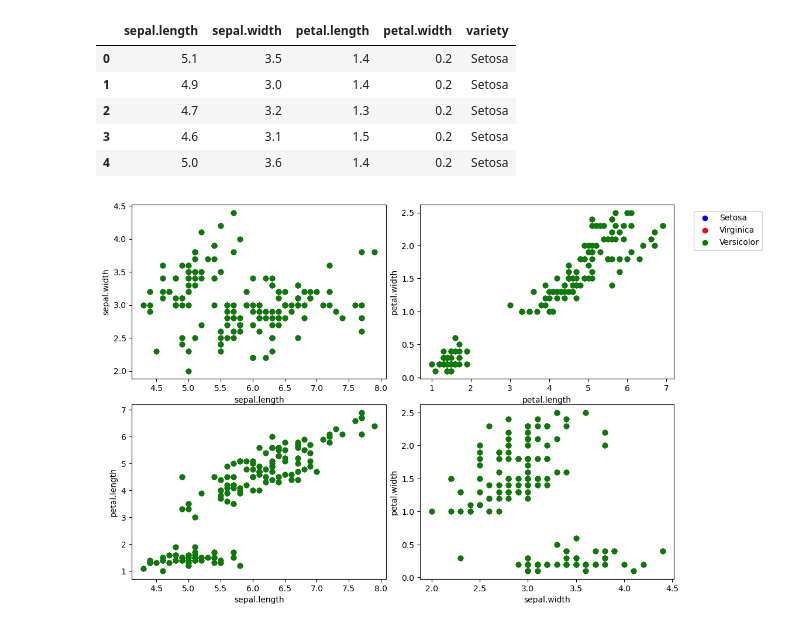
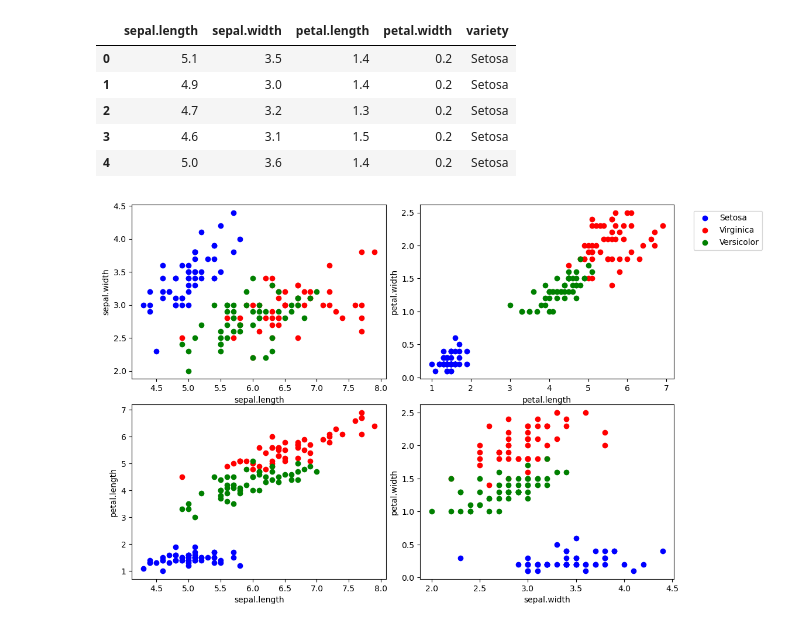
Before and after one commit to weiyuwang2021/LearnML, a Jupyter notebook: ann/ann.ipynb, the cells around one changed output. Drawn from its saved outputs; the diff is of its cells as text; code cells hidden in the pictures.

Commit message:
fix the plot color

```diff
--- a/ann/ann.ipynb
+++ b/ann/ann.ipynb
@@ -17,22 +17,22 @@ df.head()
 # %%
 fig, axes = plt.subplots(nrows=2, ncols=2, figsize=(10, 7))
 fig.tight_layout()
 
 plots = [(0, 1), (2, 3), (0, 2), (1, 3)]
-colors = ['b' if v=='Setosa' else ('r' if v=='Virginica' else 'g') for v in df['variety']]
+colors = ['b', 'r', 'g']
 labels = ['Setosa', 'Virginica', 'Versicolor']
 
 for i, ax in enumerate(axes.flat):
     for k in range(3):
         x = df.columns[plots[i][0]]
         y = df.columns[plots[i][1]]
-        ax.scatter(df[x], df[y], color='b', label=df['variety'])
+        ax.scatter(df[df['variety']==labels[k]][x], df[df['variety']==labels[k]][y], color=colors[k], label=labels[k])
         ax.set(xlabel=x, ylabel=y)
 
 fig.legend(labels=labels, loc=3, bbox_to_anchor=(1.0,0.85))
 plt.show()
 # %% [output]
-[figure, old version]
+[figure, new version]
 # %%
 features = df.drop('variety', axis=1).values
 labels = [0 if v=='Setosa' else (1 if v=='Virginica' else 2) for v in df['variety']]
```
